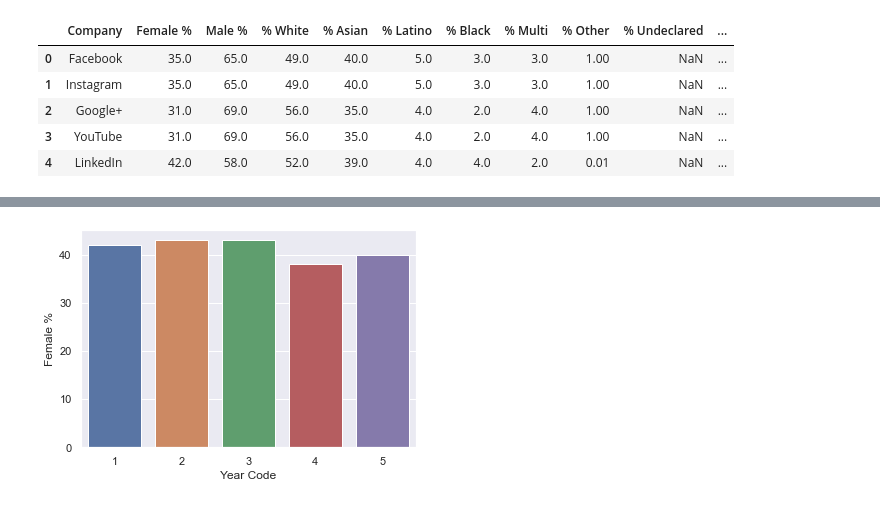
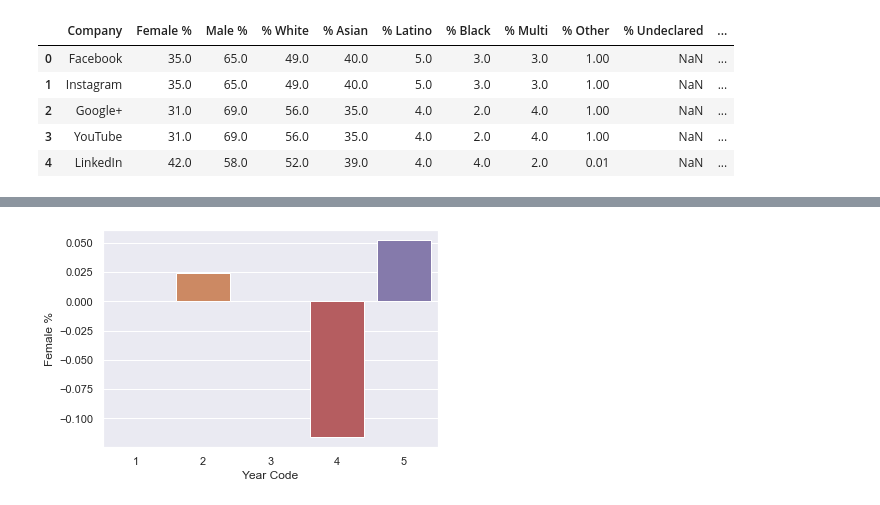
Before and after one commit to Elisabethzl/final_assesment_AB09137, a Jupyter notebook: Final_Assesment_AB09137.ipynb, the cells around one changed output, grey strips where cells are left out. Saved outputs shown, nothing was run; the diff lists cells and outputs as text; code cells hidden in the pictures.

```diff
--- a/Final_Assesment_AB09137.ipynb
+++ b/Final_Assesment_AB09137.ipynb
@@ -74,9 +76,9 @@ def female_percentage(comp=False):
     else:
         print("That was an empty DataFrame")
 # %%
-female_percentage("eBay")
+female_percentage_change("eBay")
 # %% [output]
-[figure, old version]
+[figure, new version]
 # %%
 ## This script compares a companies Female % in year X with the average population in that year X aswell
 
```
Also changed, not shown: parts of 5 cells of this notebook.
